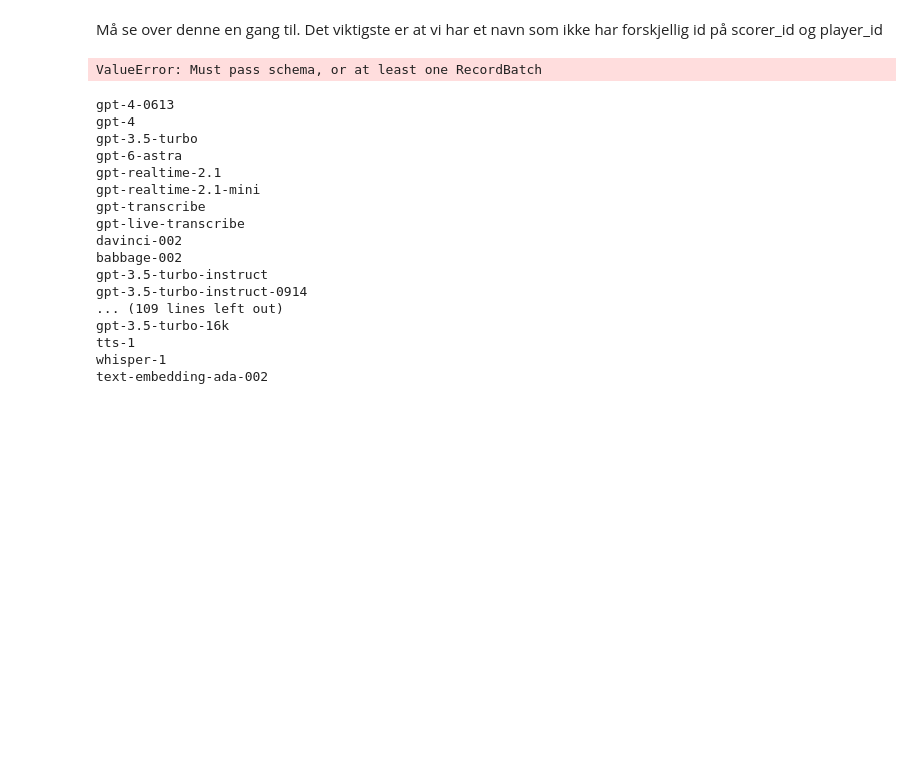
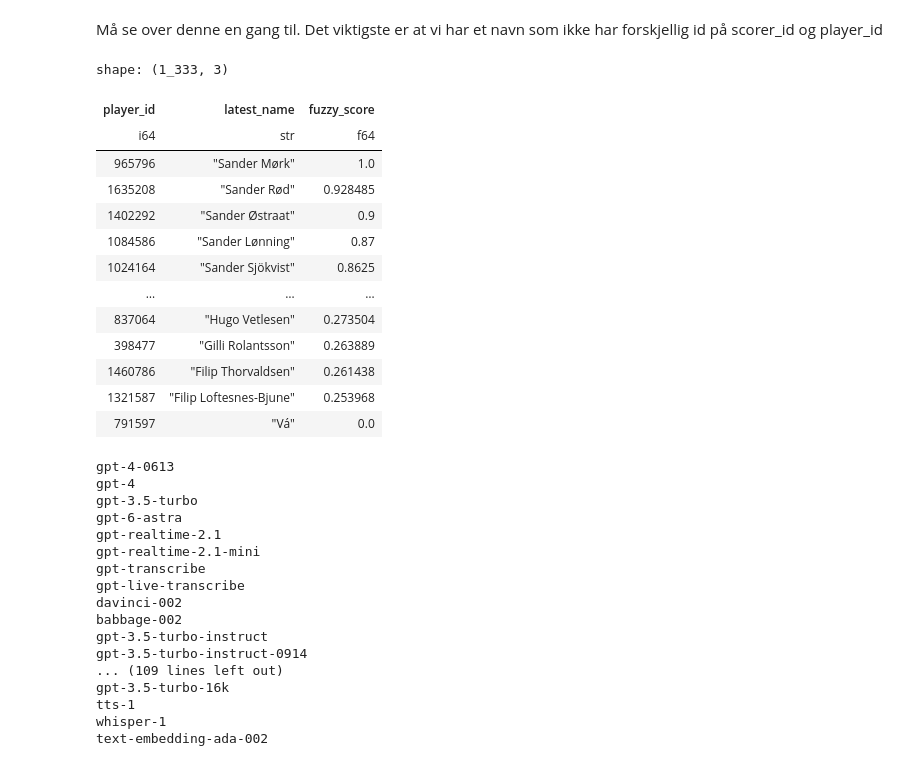
Before and after one commit to PolarsDude/brann_ticket_sales_forecasting, a Jupyter notebook: notebook.ipynb, the cells around one changed output. Cells and saved outputs as stored; diff of their text form; code cells hidden in the pictures; blank space fills up the shorter version.

```diff
--- a/notebook.ipynb
+++ b/notebook.ipynb
@@ -213,21 +217,45 @@ Må se over denne en gang til. Det viktigste er at vi har et navn som ikke har f
 # %%
 con = duckdb.connect(str(Path(db_path)))
 
-player_name = "Vidar Ari"
+# Last inn fuzzy-matching-funksjonene én gang per DuckDB-tilkobling
 
+name = "Sander Mørk"
 query = """
-SELECT player_id, latest_name
+with name_similarity AS (
+SELECT
+player_id,
+latest_name,
+jaro_winkler_similarity(
+            lower(trim(latest_name)),
+            lower(trim(?))
+        ) as fuzzy_score
 FROM dim_players
-WHERE lower(strip_accents(latest_name))
-    = lower(strip_accents(?))
+)
+
+select *
+from name_similarity
+order by fuzzy_score desc
+
 """
 
-matches = con.execute(query, [player_name]).fetchall()
 
-result = con.execute(query, [player_name]).arrow()
+result = con.execute(query, [name]).arrow()
 pl.from_arrow(result)
 # %% [output]
-ValueError: Must pass schema, or at least one RecordBatch
+shape: (1_333, 3)
+| player_id | latest_name | fuzzy_score |
+| i64 | str | f64 |
+| 965796 | "Sander Mørk" | 1.0 |
+| 1635208 | "Sander Rød" | 0.928485 |
+| 1402292 | "Sander Østraat" | 0.9 |
+| 1084586 | "Sander Lønning" | 0.87 |
+| 1024164 | "Sander Sjökvist" | 0.8625 |
+| … | … | … |
+| 837064 | "Hugo Vetlesen" | 0.273504 |
+| 398477 | "Gilli Rolantsson" | 0.263889 |
+| 1460786 | "Filip Thorvaldsen" | 0.261438 |
+| 1321587 | "Filip Loftesnes-Bjune" | 0.253968 |
+| 791597 | "Vá" | 0.0 |
 # %%
 con.close()
 # %%
```
Also changed, not shown: parts of 2 cells of this notebook, 5 other files.
